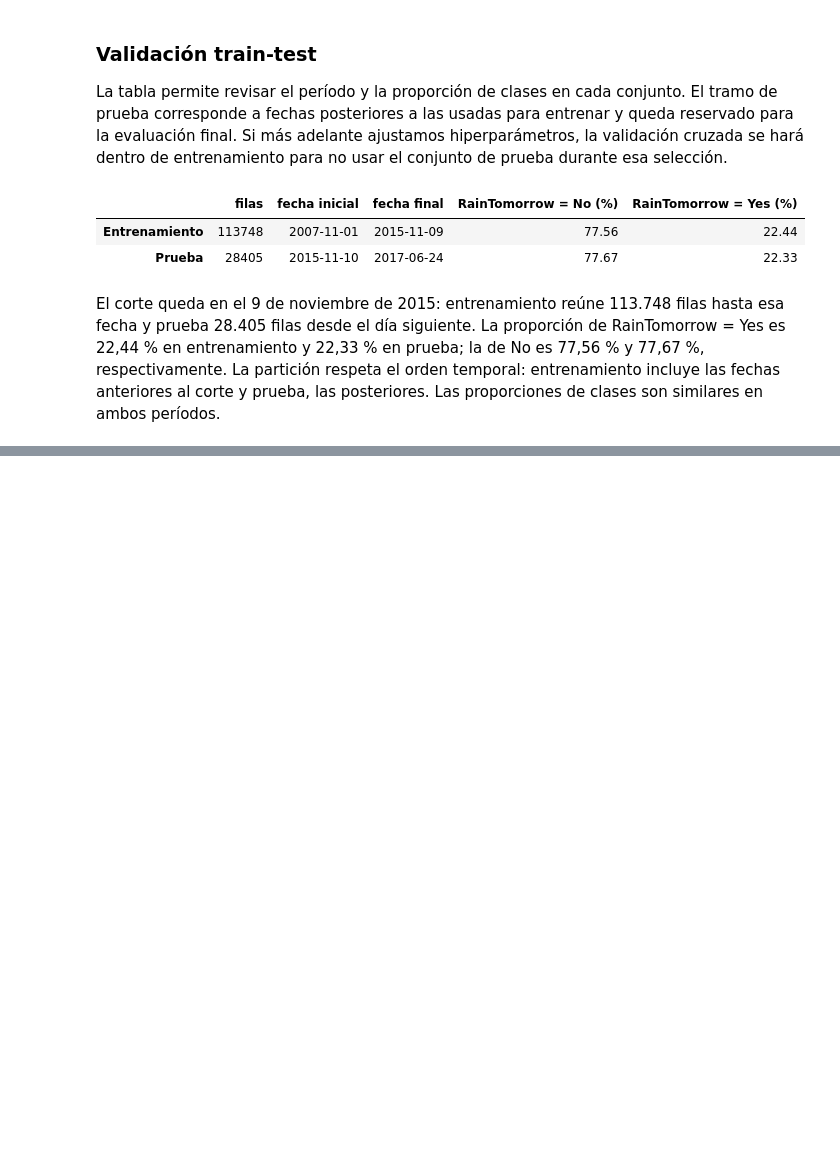
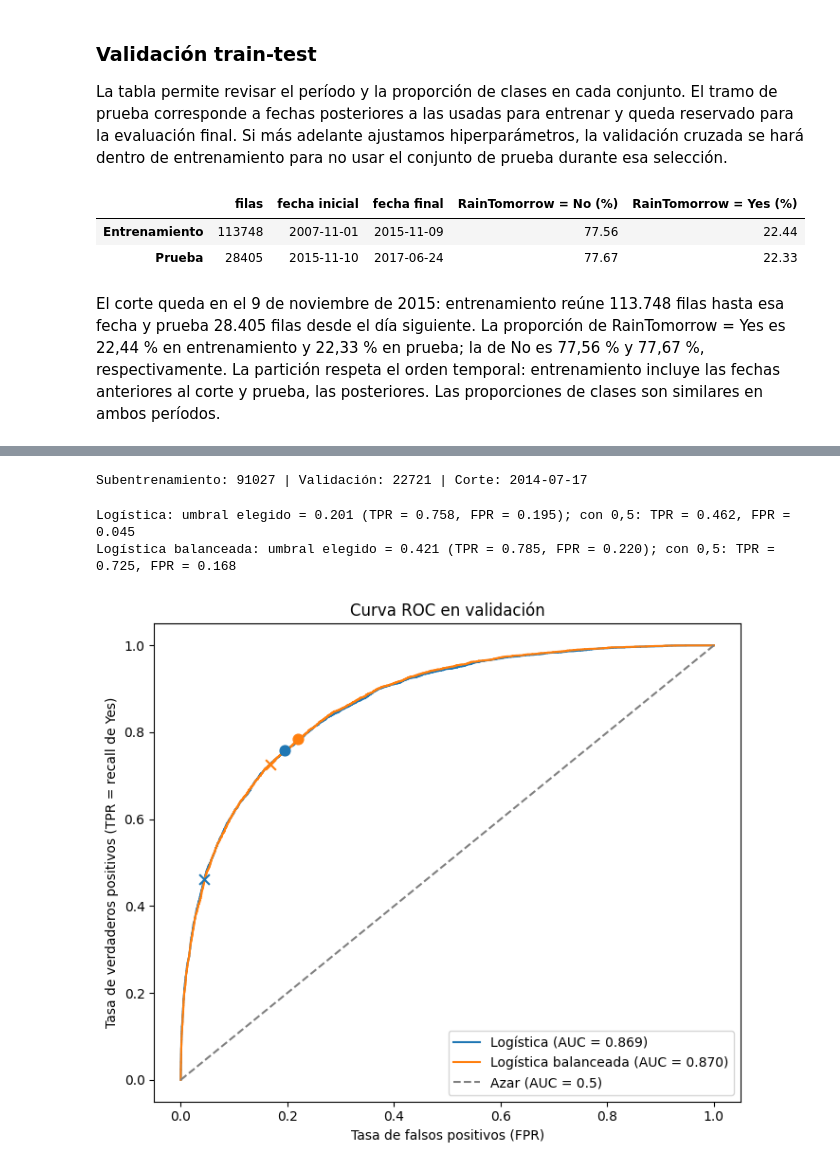
Before and after one commit to V1DR1K/AA1-TUIA-Colombo-Ayala-Ibarbia, a Jupyter notebook: TP-clasificacion-AA1.ipynb, the cells around one changed output, grey strips where cells are left out. Drawn from its saved outputs; the diff is of its cells as text; code cells hidden in the pictures; blank space fills up the shorter version.

```diff
--- a/TP-clasificacion-AA1.ipynb
+++ b/TP-clasificacion-AA1.ipynb
@@ -521,0 +719,52 @@ El corte queda en el 9 de noviembre de 2015: entrenamiento reúne 113.748 filas
+# %%
+# Separo el último tramo de entrenamiento como validación y entreno los modelos sin él.
+fecha_corte_validacion = fechas_train.quantile(0.80)
+mascara_subentrenamiento = fechas_train <= fecha_corte_validacion
+X_subentrenamiento = X_train_prep.loc[mascara_subentrenamiento]
+X_validacion = X_train_prep.loc[~mascara_subentrenamiento]
+y_subentrenamiento = y_train_bin.loc[mascara_subentrenamiento]
+y_validacion = y_train_bin.loc[~mascara_subentrenamiento]
+
+modelos_validacion = {
+    "Logística": LogisticRegression(max_iter=1000),
+    "Logística balanceada": LogisticRegression(max_iter=1000, class_weight="balanced"),
+}
+for modelo in modelos_validacion.values():
+    modelo.fit(X_subentrenamiento, y_subentrenamiento)
+
+print("Subentrenamiento:", len(X_subentrenamiento), "| Validación:", len(X_validacion), "| Corte:", fecha_corte_validacion.date())
+# %% [output]
+Subentrenamiento: 91027 | Validación: 22721 | Corte: 2014-07-17
+# %%
+# Grafico la curva ROC de cada modelo en validación y marco el umbral elegido y el de 0,5.
+umbrales_elegidos = {}
+fig, ax = plt.subplots(figsize=(7, 6))
+
+for nombre, modelo in modelos_validacion.items():
+    y_prob_validacion = modelo.predict_proba(X_validacion)[:, 1]
+    fpr, tpr, umbrales = roc_curve(y_validacion, y_prob_validacion)
+    indice_mejor = (tpr - fpr).argmax()
+    umbrales_elegidos[nombre] = umbrales[indice_mejor]
+
+    prediccion_05 = y_prob_validacion >= 0.5
+    tpr_05 = (prediccion_05 & (y_validacion == 1)).sum() / (y_validacion == 1).sum()
+    fpr_05 = (prediccion_05 & (y_validacion == 0)).sum() / (y_validacion == 0).sum()
+
+    linea, = ax.plot(fpr, tpr, label=f"{nombre} (AUC = {auc(fpr, tpr):.3f})")
+    ax.scatter(fpr[indice_mejor], tpr[indice_mejor], color=linea.get_color(), s=60, zorder=3)
+    ax.scatter(fpr_05, tpr_05, color=linea.get_color(), marker="x", s=60, zorder=3)
+    print(f"{nombre}: umbral elegido = {umbrales[indice_mejor]:.3f} "
+          f"(TPR = {tpr[indice_mejor]:.3f}, FPR = {fpr[indice_mejor]:.3f}); "
+          f"con 0,5: TPR = {tpr_05:.3f}, FPR = {fpr_05:.3f}")
+
+ax.plot([0, 1], [0, 1], linestyle="--", color="gray", label="Azar (AUC = 0.5)")
+ax.set_xlabel("Tasa de falsos positivos (FPR)")
+ax.set_ylabel("Tasa de verdaderos positivos (TPR = recall de Yes)")
+ax.set_title("Curva ROC en validación")
+ax.legend(loc="lower right")
+plt.tight_layout()
+plt.show()
+# %% [output]
+Logística: umbral elegido = 0.201 (TPR = 0.758, FPR = 0.195); con 0,5: TPR = 0.462, FPR = 0.045
+Logística balanceada: umbral elegido = 0.421 (TPR = 0.785, FPR = 0.220); con 0,5: TPR = 0.725, FPR = 0.168
+[figure, added]
```
Also changed, not shown: parts of 29 cells of this notebook.
